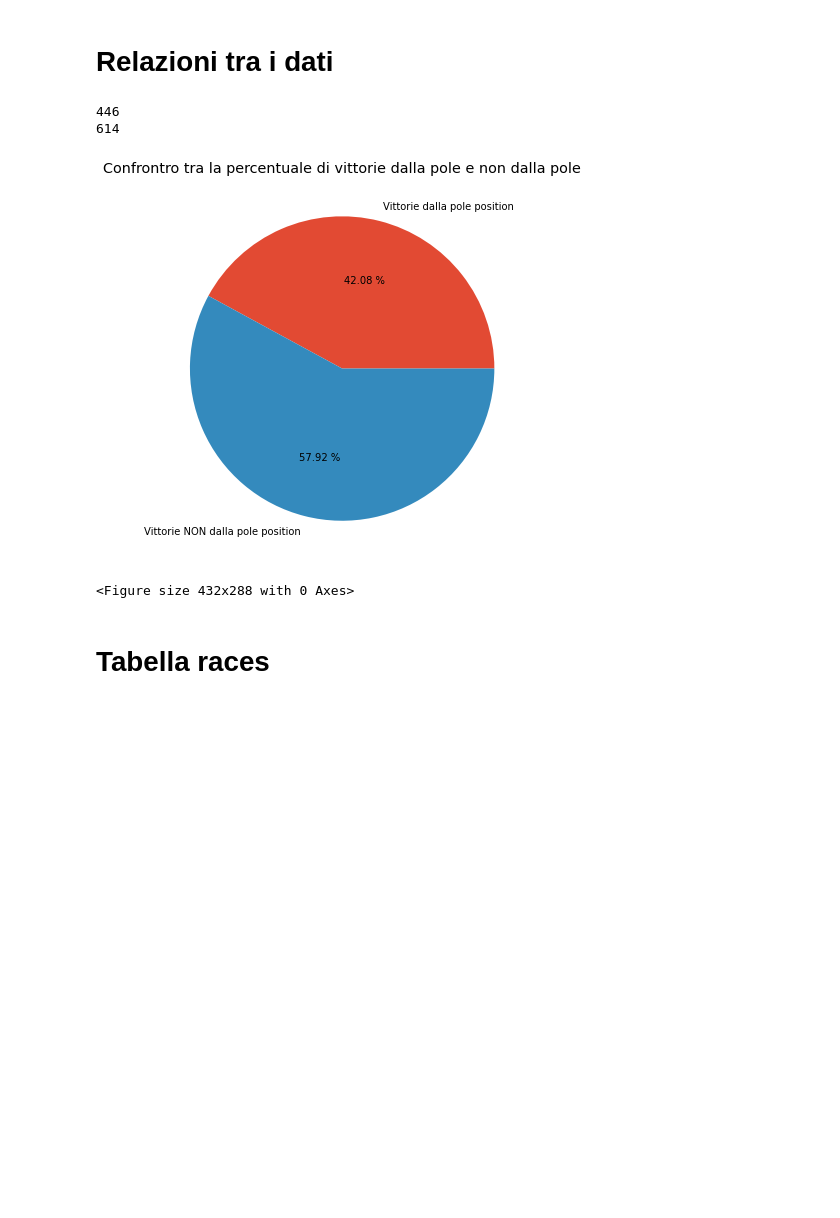
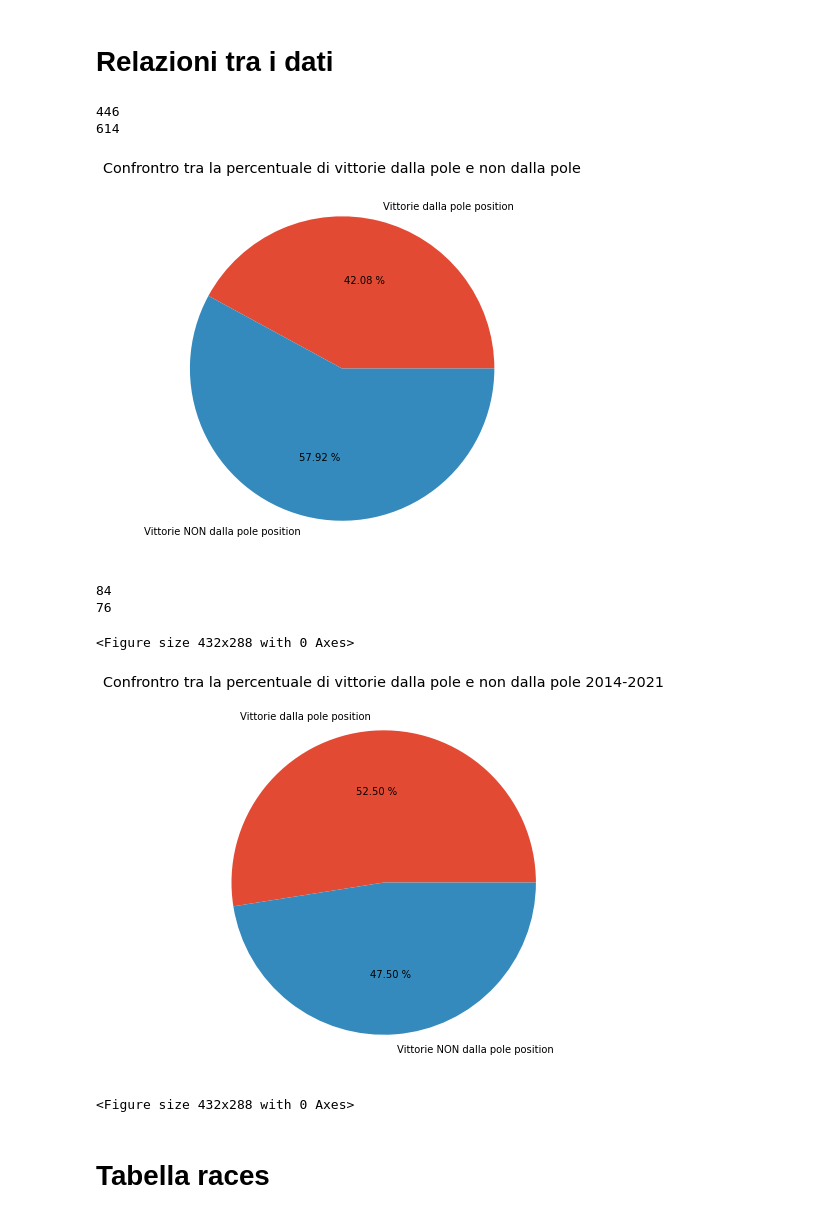
Before and after one commit to giorgio-angelo-esposito/F1WP, a Jupyter notebook: F1WP.ipynb, the cells around one changed output. Cells and saved outputs as stored; diff of their text form; code cells hidden in the pictures; blank space fills up the shorter version.

Commit message:
Aggiornamento notebook
Conclusa fase di descrizione delle tabelle.
Fatto confronto vincitori dalla pole/vincitori non dalla pole negli anni 2014-2021.

```diff
--- a/F1WP.ipynb
+++ b/F1WP.ipynb
@@ -73,26 +125,52 @@ results[results.isnull().any(1)]
 # %%
 #otteniamo il numero di piloti che hanno vinto partendo dalla prima posizione
 winner_from_pole = results.loc[(results['grid'] == 1) & (results['positionOrder'] == 1)].count()[0]
 print(winner_from_pole)
 
 #otteniamo il numero di piloti che hanno vinto partendo da una posizione diversa dalla prima
 winner_not_from_pole = results.loc[(results['grid'] != 1) & (results['positionOrder'] == 1)].count()[0]
 print(winner_not_from_pole)
 
 #creaimo un pie chart con questi valori
 labels = ['Vittorie dalla pole position','Vittorie NON dalla pole position'] #label da utilizzare
 
 plt.figure(figsize=(7,7)) #dimensioni del grafico
 plt.style.use('ggplot') #stile del grafico
 plt.pie([winner_from_pole,winner_not_from_pole],labels=labels,autopct= '%.2f %%') #creazione del grafico
 plt.title('Confrontro tra la percentuale di vittorie dalla pole e non dalla pole') #titolo del grafico
 plt.show() #mostriamo il grafico
 plt.savefig('Starting_position',dpi = 300) #salviamo il grafico
+
+#uniamo i dataset results e races per ottenere l'anno in cui si sono svolte le gare
+results_and_races = pd.merge(results, races, on='raceId')
+results_and_races.count()
+
+#otteniamo il numero di piloti che hanno vinto partendo dalla prima posizione dal 2014 al 2021
+winner_from_pole_from_2014 = results_and_races.loc[(results_and_races['grid'] == 1) & (results_and_races['positionOrder'] == 1) & (results_and_races['year'] >= 2014)].count()[0]
+print(winner_from_pole_from_2014)
+
+#otteniamo il numero di piloti che hanno vinto partendo da una posizione diversa dalla prima dal 2014 al 2021
+winner_not_from_pole_from_2014 = results_and_races.loc[(results_and_races['grid'] != 1) & (results_and_races['positionOrder'] == 1) & (results_and_races['year'] >= 2014)].count()[0]
+print(winner_not_from_pole_from_2014)
+
+#creaimo un pie chart con questi valori
+labels = ['Vittorie dalla pole position','Vittorie NON dalla pole position'] #label da utilizzare
+
+plt.figure(figsize=(7,7)) #dimensioni del grafico
+plt.style.use('ggplot') #stile del grafico
+plt.pie([winner_from_pole_from_2014,winner_not_from_pole_from_2014],labels=labels,autopct= '%.2f %%') #creazione del grafico
+plt.title('Confrontro tra la percentuale di vittorie dalla pole e non dalla pole 2014-2021') #titolo del grafico
+plt.show() #mostriamo il grafico
+plt.savefig('Starting_position_2014',dpi = 300) #salviamo il grafico
 # %% [output]
 446
 614
 [figure]
-<Figure size 432x288 with 0 Axes>
+84
+76
+<Figure size 432x288 with 0 Axes>
+[figure, added]
+<Figure size 432x288 with 0 Axes>
 # %% [markdown]
 # **Tabella races**
 # %% [markdown]
```
Also changed, not shown: parts of 32 cells of this notebook.
